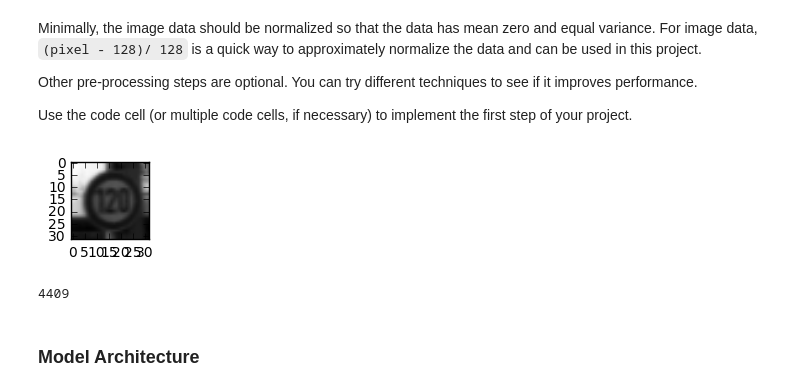
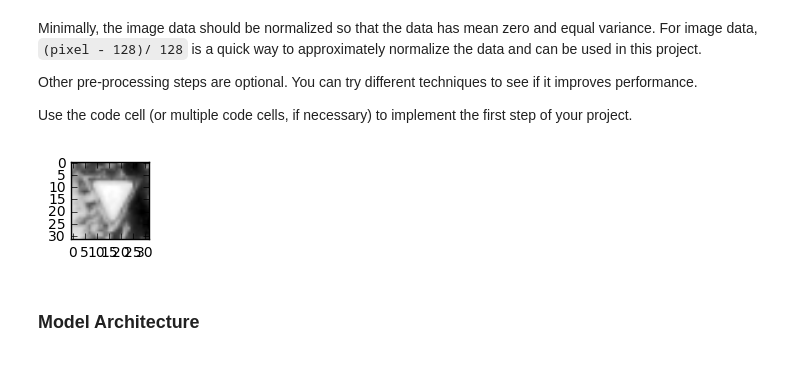
Before and after one commit to saras152/Traffic-Sign-Classifier, a Jupyter notebook: Traffic_Sign_Classifier.ipynb, the cells around one changed output. Saved outputs shown, nothing was run; the diff lists cells and outputs as text; code cells hidden in the pictures.

```diff
--- a/Traffic_Sign_Classifier.ipynb
+++ b/Traffic_Sign_Classifier.ipynb
@@ -145,47 +145,34 @@ Use the code cell (or multiple code cells, if necessary) to implement the first
 # %%
 ### Preprocess the data here. It is required to normalize the data. Other preprocessing steps could include
 ### converting to grayscale, etc.
 ### Feel free to use as many code cells as needed.
+
 import cv2
-# The same random image when transformed
 
-#randimage_gray=cv2.cvtColor(randimage,cv2.COLOR_RGB2GRAY)
-#plotmyimage(randimage_gray)
-
-#X_train=X_train_original
-#plotmyimage(X_train[randindex])
 
 X_train_gray=np.zeros((n_train,32,32,1))
 for i in range(len(X_train)):
-    X_train_gray[i,:,:,0]=cv2.cvtColor(X_train[i].astype(np.uint8),cv2.COLOR_RGB2GRAY)
-#    hsv=cv2.cvtColor(X_train[i],cv2.COLOR_RGB2HSV)
-#    h,s,v=cv2.split(hsv)
-#    v=np.uint8(v*(255/np.amax(v)))
-#    s=np.uint8(s*(255/np.amax(s)))
-#    h=np.uint8(h*(255/np.amax(h)))
-#    hsv=cv2.merge((h,s,v))
-#    X_train[i]=cv2.cvtColor(hsv,cv2.COLOR_HSV2RGB)
+    X_train_gray[i,:,:,0]=cv2.equalizeHist(cv2.cvtColor(X_train[i].astype(np.uint8),cv2.COLOR_RGB2GRAY))
+    X_train_gray[i]=(X_train_gray[i]-X_train_gray[i].mean())/X_train_gray[i].std()
 X_train=X_train_gray
 
 X_valid_gray=np.zeros((n_validation,32,32,1))
 for i in range(len(X_valid)):
-    X_valid_gray[i,:,:,0]=cv2.cvtColor(X_valid[i].astype(np.uint8),cv2.COLOR_RGB2GRAY)
-#    hsv=cv2.cvtColor(X_valid[i],cv2.COLOR_RGB2HSV)
-#    h,s,v=cv2.split(hsv)
-#    v=np.uint8(v*(255/np.amax(v)))
-#    s=np.uint8(s*(255/np.amax(s)))
-#    h=np.uint8(h*(255/np.amax(h)))
-#    hsv=cv2.merge((h,s,v))
-#    X_valid[i]=cv2.cvtColor(hsv,cv2.COLOR_HSV2RGB)
-#
+    X_valid_gray[i,:,:,0]=cv2.equalizeHist(cv2.cvtColor(X_valid[i].astype(np.uint8),cv2.COLOR_RGB2GRAY))
+    X_valid_gray[i]=(X_valid_gray[i]-X_valid_gray[i].mean())/X_valid_gray[i].std()
 X_valid=X_valid_gray
+
+X_test_gray=np.zeros((n_test,32,32,1))
+for i in range(len(X_test)):
+    X_test_gray[i,:,:,0]=cv2.equalizeHist(cv2.cvtColor(X_test[i].astype(np.uint8),cv2.COLOR_RGB2GRAY))
+    X_test_gray[i]=(X_test_gray[i]-X_test_gray[i].mean())/X_test_gray[i].std()
+X_test=X_test_gray
+
+
 plotmyimage(X_train[randindex,:,:,0])
 
 
+
 Image_Channels=1
 # %% [output]
-[figure, old version]
+[figure, new version]
-# %%
-i
-# %% [output]
-4409
```
Also changed, not shown: parts of 6 cells of this notebook.
